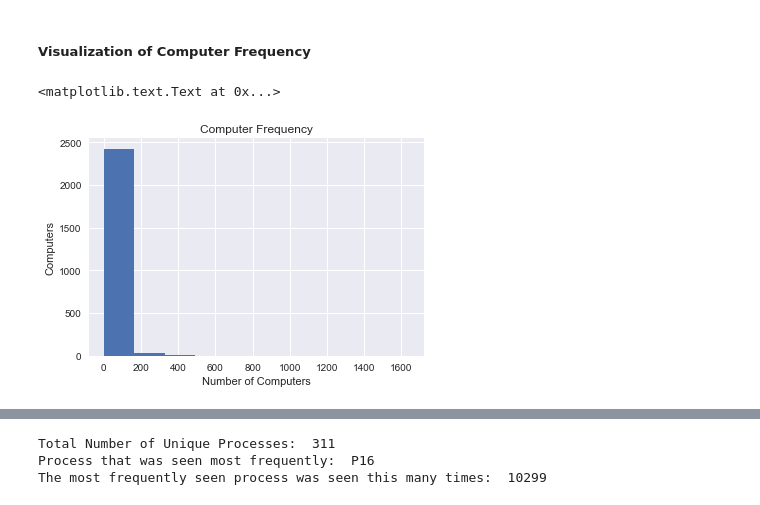
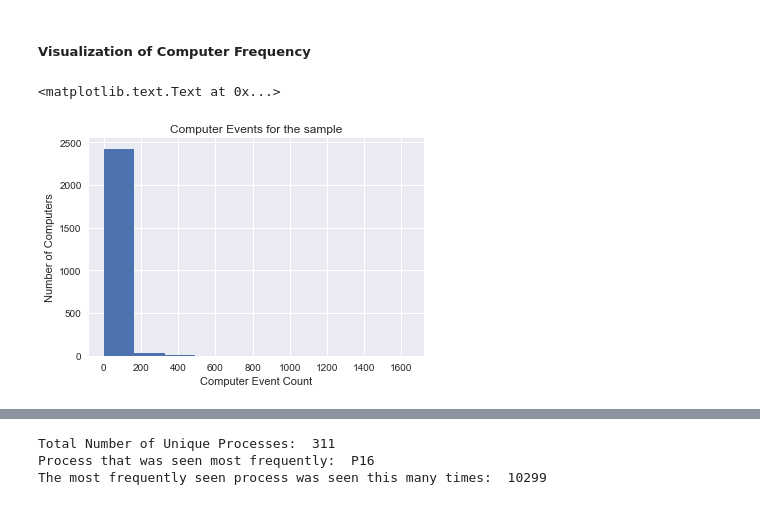
Before and after one commit to perlgirl2002/Capstone, a Jupyter notebook: Capstone.ipynb, the cells around one changed output, grey strips where cells are left out. Cells and saved outputs as stored; diff of their text form; code cells hidden in the pictures.

```diff
--- a/Capstone.ipynb
+++ b/Capstone.ipynb
@@ -72,11 +73,11 @@ Computer that was seen most frequently:  C1685
 # %%
 computers_df = df['computer'].value_counts().reset_index()
 columns = ['computer','count']
 computers_df.columns=columns
 plt.hist(computers_df['count'])
-plt.title('Computer Frequency')
-plt.ylabel('Computers')
-plt.xlabel('Number of Computers')
+plt.title('Computer Events for the sample')
+plt.ylabel('Number of Computers')
+plt.xlabel('Computer Event Count')
 # %% [output]
 <matplotlib.text.Text at 0x...>
-[figure, old version]
+[figure, new version]
```
Also changed, not shown: parts of 32 cells of this notebook.
